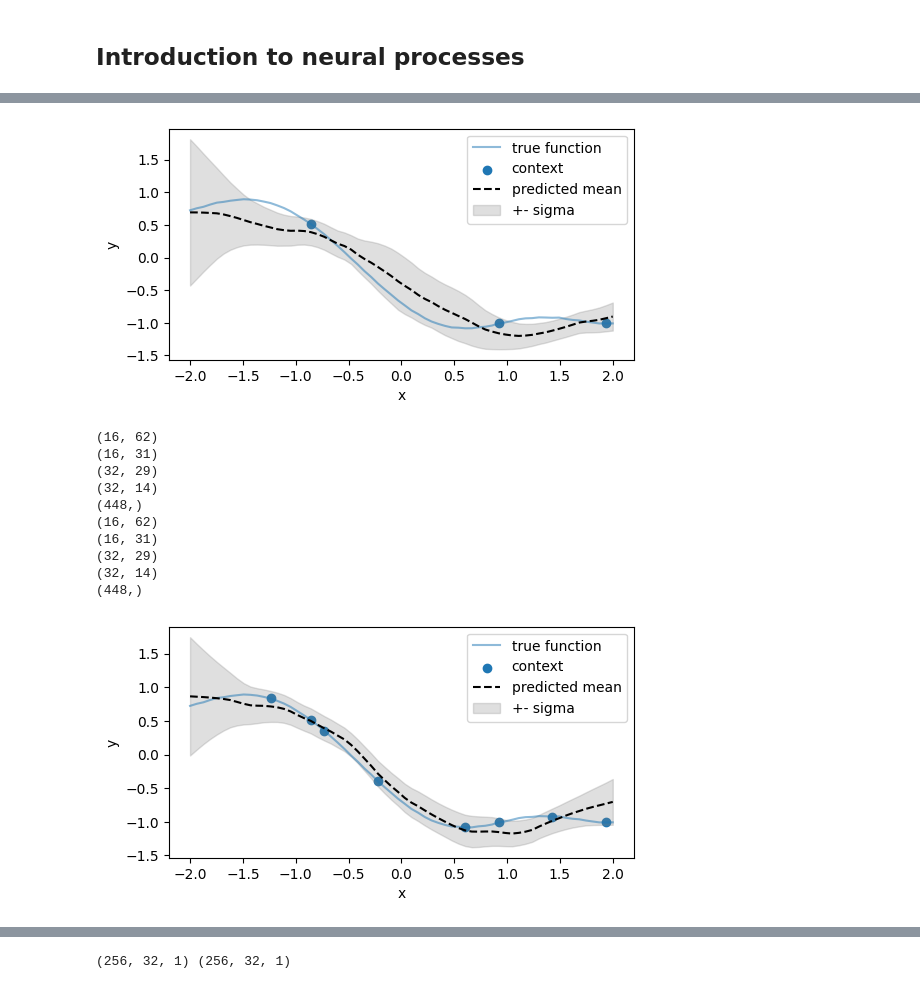
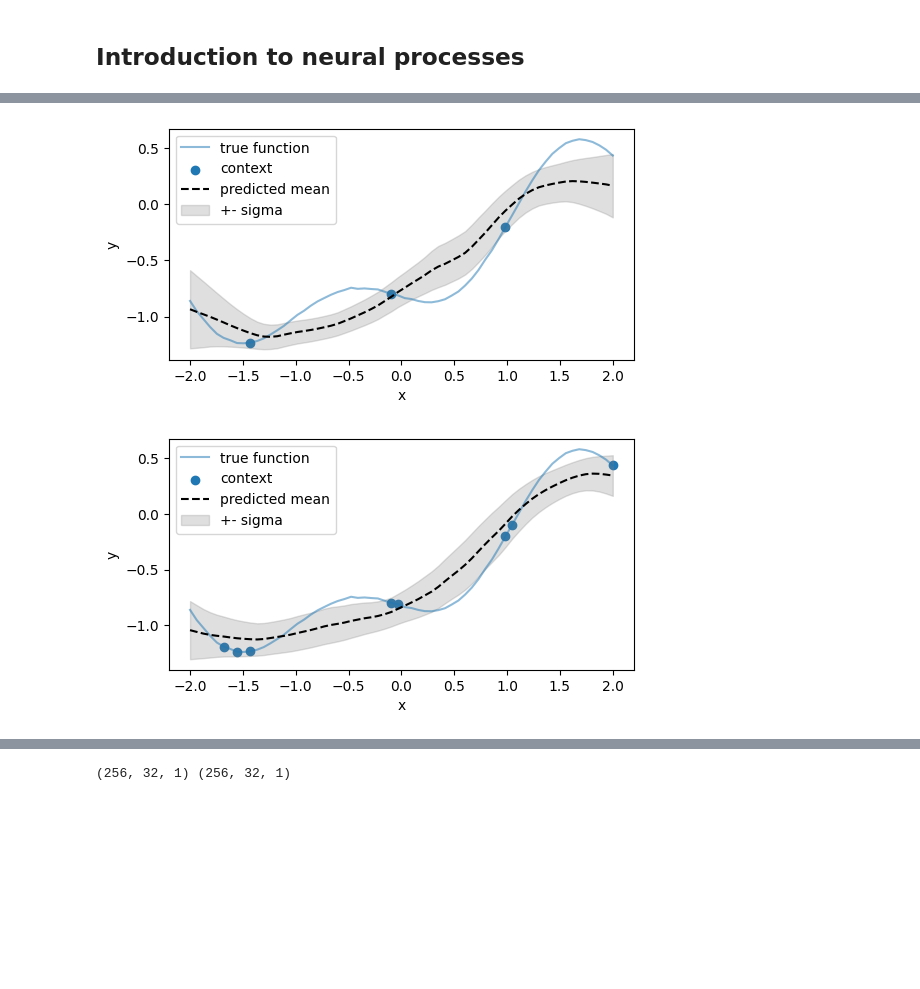
Before and after one commit to sscivier/neural-process-example, a Jupyter notebook: cnp_example.ipynb, the cells around one changed output, grey strips where cells are left out. Saved outputs shown, nothing was run; the diff lists cells and outputs as text; code cells hidden in the pictures; blank space fills up the shorter version.

```diff
--- a/cnp_example.ipynb
+++ b/cnp_example.ipynb
@@ -801,7 +801,7 @@ def train(
 # %%
 # generate some sample data
 
-key = random.PRNGKey(0)
+key = random.PRNGKey(2)
 
 key, subkey = random.split(key)
 
@@ -868,8 +868,9 @@ plt.show()
 # %%
 key, *subkeys = random.split(key, 3)
 
-enc_architecture = generate_architecture_input()
-dec_architecture = generate_architecture_input()
+enc_architecture = read_architecture_from_file('./trained-models/encoder.json')
+
+dec_architecture = read_architecture_from_file('./trained-models/decoder.json')
 
 encoder = ConvNet(enc_architecture, subkeys[0])
 decoder = ConvNet(dec_architecture, subkeys[1])
@@ -896,11 +900,0 @@ TreePathError: Error at leaf with path (GetAttrKey(name='layers'), SequenceKey(i
-# %%
-key, *subkeys = random.split(key, 3)
-
-encoder = ConvNet([2, 128], subkeys[0])
-decoder = ConvNet([129, 2], subkeys[1])
-
-model = CNP(encoder, decoder)
-
-model = eqx.tree_deserialise_leaves('./trained-models/model.eqx', model)
-
-print(model)
@@ -925,9 +901,11 @@ CNP(
 # %%
+y_context_norm, min_val, max_val = normalize(y_context, 4)
+
 y_preds = model(
     x_context=x_context[:, :3, :],
-    y_context=y_context[:, :3, :],
+    y_context=y_context_norm[:, :3, :],
     x_target=x,
 )
 
-y_mu = jnp.squeeze(y_preds.mean)
-y_sigma = jnp.squeeze(jnp.sqrt(y_preds.variance))
+y_mu = unnormalize(jnp.squeeze(y_preds.mean), min_val, max_val, 4)
+y_sigma = unnormalize_std(jnp.squeeze(jnp.sqrt(y_preds.variance)), min_val, max_val, 4)
@@ -955,40 +922,30 @@ ax.set_ylabel('y')
 ax.legend()
 plt.show()
 # %% [output]
-[figure, old version]
+[figure, new version]
 # %%
 y_preds = model(
     x_context=x_context,
-    y_context=y_context,
+    y_context=y_context_norm,
     x_target=x,
 )
 
-y_mu = jnp.squeeze(y_preds.mean)
-y_sigma = jnp.squeeze(jnp.sqrt(y_preds.variance))
+y_mu = unnormalize(jnp.squeeze(y_preds.mean), min_val, max_val, 4)
+y_sigma = unnormalize_std(jnp.squeeze(jnp.sqrt(y_preds.variance)), min_val, max_val, 4)
 
 fig, ax = plt.subplots(figsize=(6, 3))
 
 ax.plot(x_plot, y_plot, alpha=0.5, label='true function')
 ax.scatter(x_context[0, :, 0], y_context[0, :, 0], label='context')
 ax.plot(x_plot, y_mu, c='k', ls='--', label='predicted mean')
 ax.fill_between(x_plot, y_mu - y_sigma, y_mu + y_sigma, color='grey', alpha=0.25, label="+- sigma")
 ax.set_xlabel('x')
 ax.set_ylabel('y')
 
 ax.legend()
 plt.show()
 # %% [output]
-(16, 62)
-(16, 31)
-(32, 29)
-(32, 14)
-(448,)
-(16, 62)
-(16, 31)
-(32, 29)
-(32, 14)
-(448,)
-[figure, old version]
+[figure, new version]
 # %%
 key, subkey = random.split(key)
 
```
Also changed, not shown: parts of 6 cells of this notebook.
